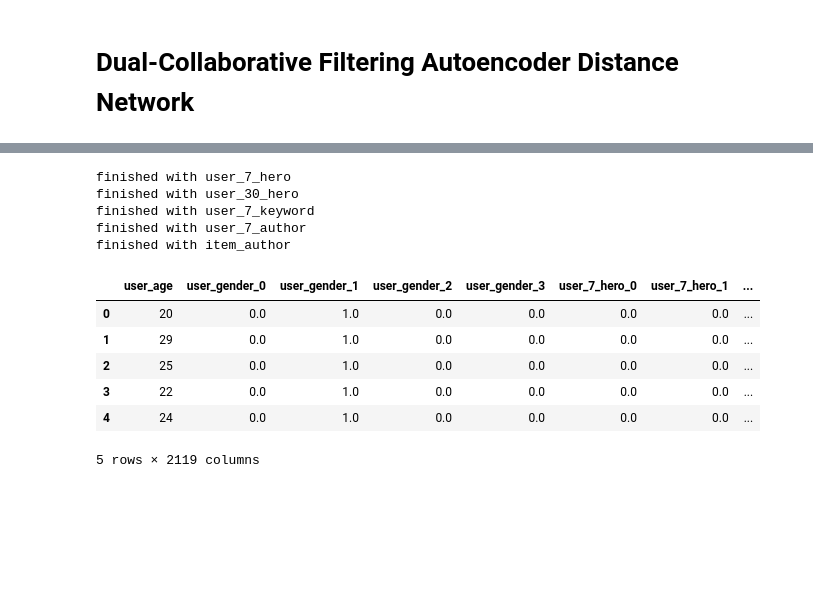
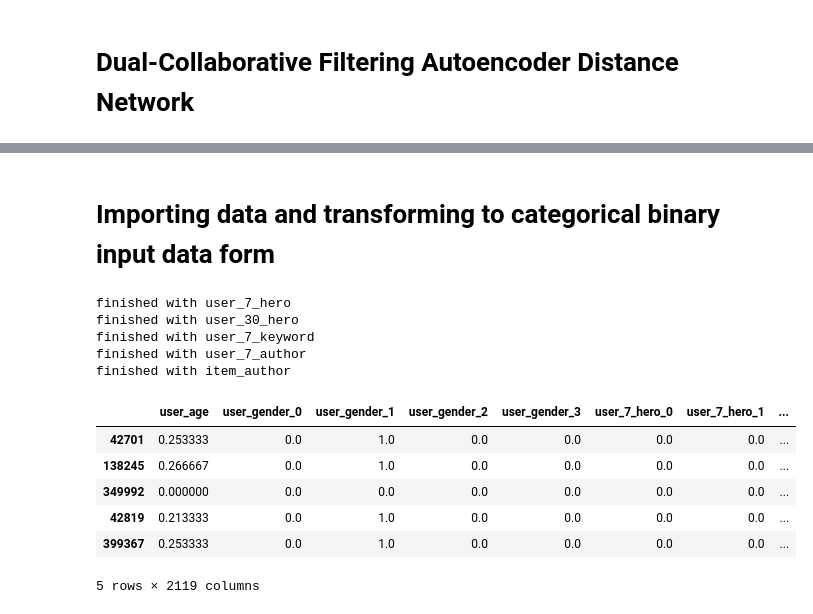
Before and after one commit to BobZiyangDing/TencentRecommendation, a Jupyter notebook: Dual_Colab_AE.ipynb, the cells around one changed output, grey strips where cells are left out. Cells and saved outputs as stored; diff of their text form; code cells hidden in the pictures; blank space fills up the shorter version.

```diff
--- a/Dual_Colab_AE.ipynb
+++ b/Dual_Colab_AE.ipynb
@@ -94,29 +93,41 @@ Using TensorFlow backend.
+# %% [markdown]
+# Importing data and transforming to categorical binary input data form
 # %%
 head = ["user_age", "user_gender", "user_7_hero", "user_30_hero", "user_7_keyword", "user_7_author", "item_rate", "item_keyword", "item_author", "item_avgTime", "item_numReader", "item_numTime", "label"]
 raw = pd.read_csv("./thing.txt", names=head, sep=",", index_col = False)
 
 colIdx = raw.columns.values.tolist().index("user_gender")
 raw = genderDummy(raw, "user_gender", colIdx)
 colIdx = raw.columns.values.tolist().index("item_keyword")
 raw = toDummy(raw, "item_keyword", colIdx)
 
 numDic = {"user_gender": 1, "user_7_hero": 5, "user_30_hero": 5, "user_7_keyword": 3, "user_7_author": 3, "item_keyword": 1, "item_author": 3}
 for i in ["user_7_hero", "user_30_hero", "user_7_keyword", "user_7_author", "item_author"]:
     colIdx = raw.columns.values.tolist().index(i)
     raw = sparseEmbed(raw, i, numDic[i], colIdx)
     print("finished with", i)
 
+# normalize numerical features into interval [0, 1]
+for i in ["user_age", "item_rate", "item_avgTime", "item_numReader", "item_numTime"]:
+    r = raw[i].values.astype(float)
+    min_max_scaler = MinMaxScaler()
+    x_scaled = min_max_scaler.fit_transform(r.reshape(-1,1))
+    raw_normalized = pd.DataFrame(x_scaled)
+    raw[i] = raw_normalized
+
+raw = raw.sample(200000)
+
 raw.head()
 # %% [output]
 finished with user_7_hero
 finished with user_30_hero
 finished with user_7_keyword
 finished with user_7_author
 finished with item_author
 |  | user_age | user_gender_0 | user_gender_1 | user_gender_2 | user_gender_3 | user_7_hero_0 | user_7_hero_1 | ... |
-| 0 | 20 | 0.0 | 1.0 | 0.0 | 0.0 | 0.0 | 0.0 | ... |
-| 1 | 29 | 0.0 | 1.0 | 0.0 | 0.0 | 0.0 | 0.0 | ... |
-| 2 | 25 | 0.0 | 1.0 | 0.0 | 0.0 | 0.0 | 0.0 | ... |
-| 3 | 22 | 0.0 | 1.0 | 0.0 | 0.0 | 0.0 | 0.0 | ... |
-| 4 | 24 | 0.0 | 1.0 | 0.0 | 0.0 | 0.0 | 0.0 | ... |
+| 42701 | 0.253333 | 0.0 | 1.0 | 0.0 | 0.0 | 0.0 | 0.0 | ... |
+| 138245 | 0.266667 | 0.0 | 1.0 | 0.0 | 0.0 | 0.0 | 0.0 | ... |
+| 349992 | 0.000000 | 0.0 | 0.0 | 0.0 | 0.0 | 0.0 | 0.0 | ... |
+| 42819 | 0.213333 | 0.0 | 1.0 | 0.0 | 0.0 | 0.0 | 0.0 | ... |
+| 399367 | 0.253333 | 0.0 | 1.0 | 0.0 | 0.0 | 0.0 | 0.0 | ... |
 5 rows × 2119 columns
```
Also changed, not shown: parts of 13 cells of this notebook, 1 other file.
